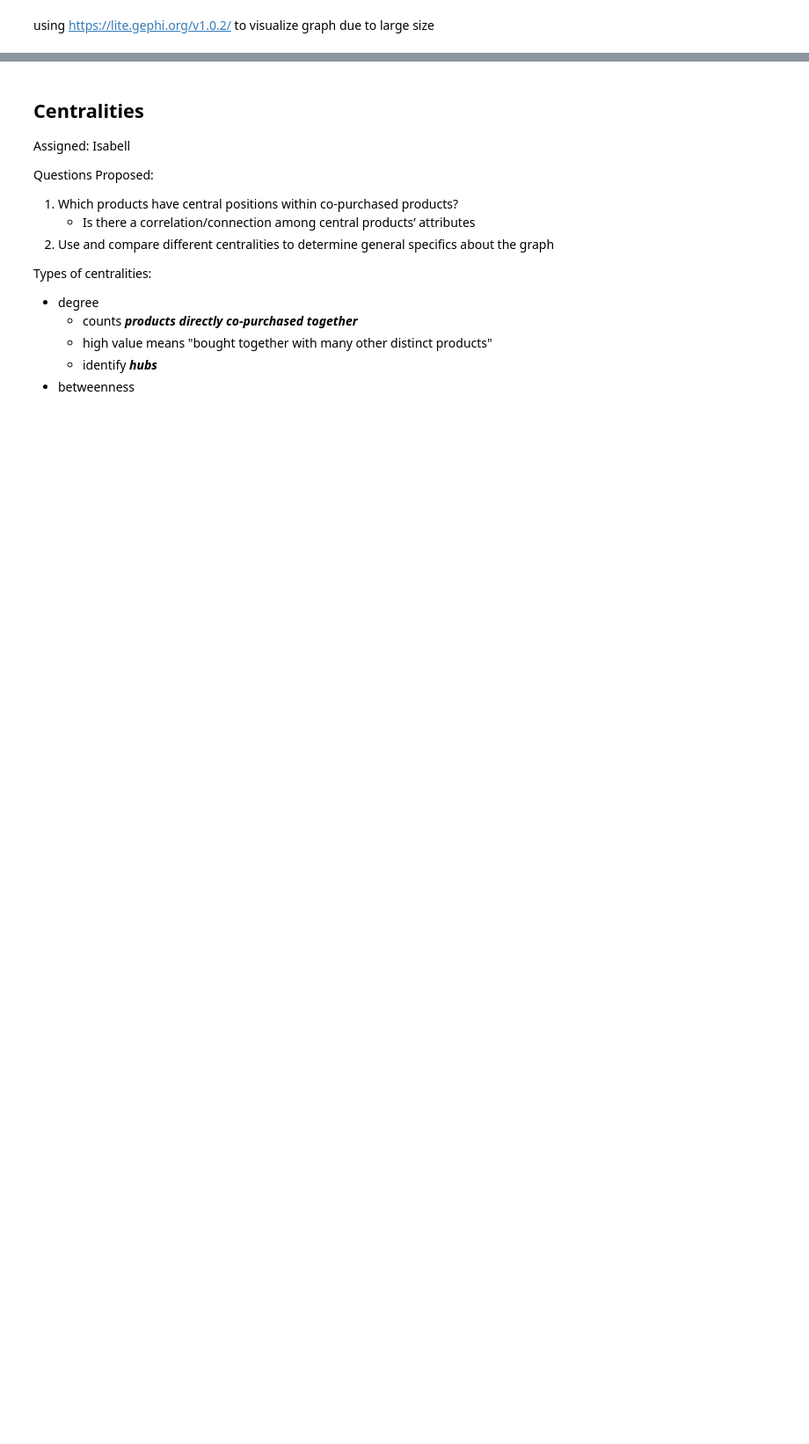
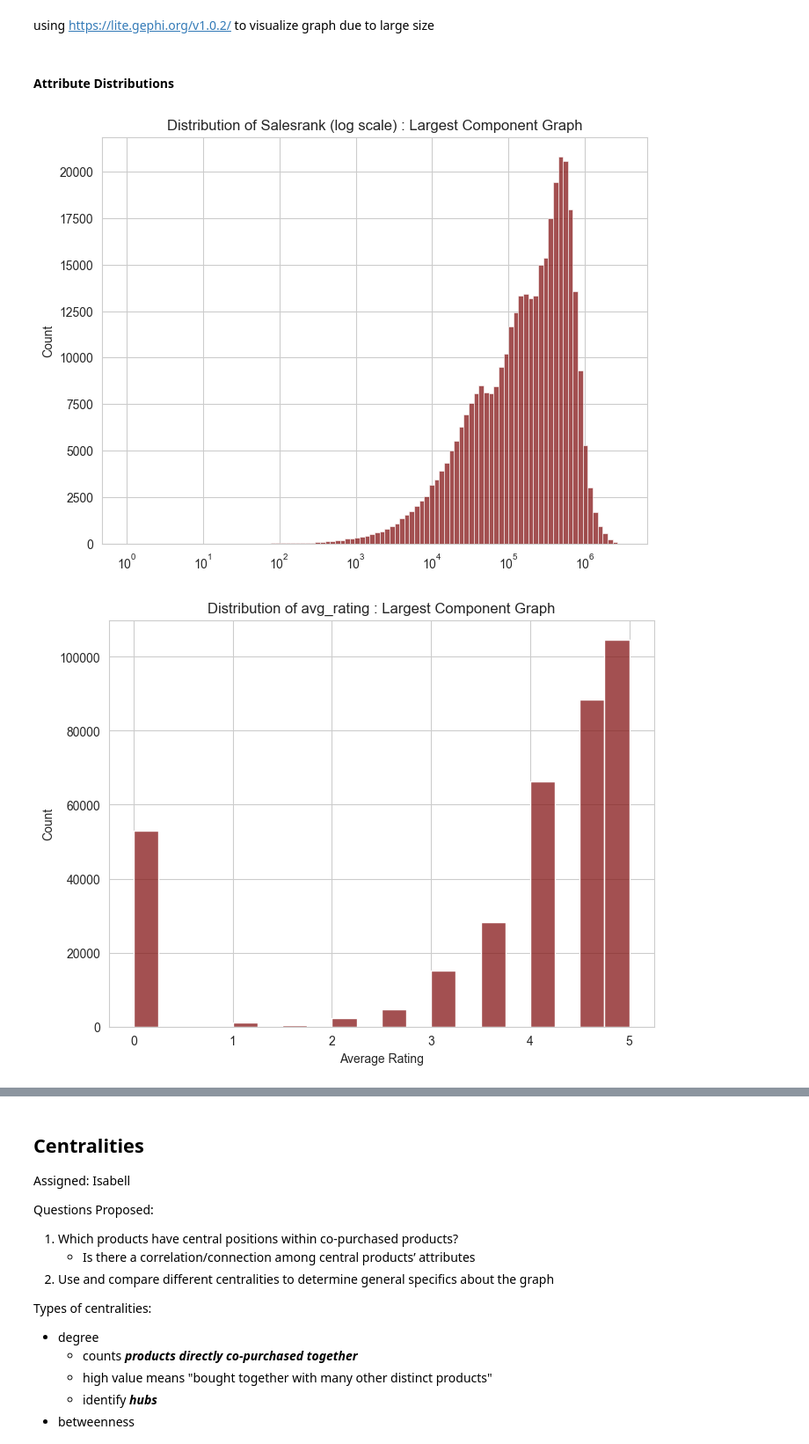
Before and after one commit to ICook094/CS5483_FinalProject, a Jupyter notebook: main.ipynb, the cells around one changed output, grey strips where cells are left out. Shown at 88% size. Saved outputs shown, nothing was run; the diff lists cells and outputs as text; code cells hidden in the pictures; blank space fills up the shorter version.

```diff
--- a/main.ipynb
+++ b/main.ipynb
@@ -310,0 +304,44 @@ using https://lite.gephi.org/v1.0.2/ to visualize graph due to large size
+# %% [markdown]
+#### Attribute Distributions
+# %%
+def plot_attribute_distributions(G, graph_used):
+    nodes = list(G.nodes())
+
+    # salesrank
+    plt.figure(figsize=(8,6))
+    sns.histplot([G.nodes[n].get("salesrank", np.nan) for n in nodes], bins=100, log_scale=True, color="#841617")
+    plt.title(f"Distribution of Salesrank (log scale) : {graph_used} Graph")
+    plt.show()
+
+    # avg_rating
+    plt.figure(figsize=(8,6))
+    sns.histplot([G.nodes[n].get("avg_rating", np.nan) for n in nodes], bins=20, kde=False, color="#841617")
+    plt.xlabel("Average Rating")
+    plt.ylabel("Count")
+    plt.title(f"Distribution of avg_rating : {graph_used} Graph")
+    plt.show()
+
+    # group
+    group_series = pd.Series([G.nodes[n].get("group", np.nan) for n in nodes])
+    group_counts = group_series.value_counts()
+    plt.figure(figsize=(5,5))
+    plt.pie(
+        group_counts,
+        labels=None,
+        autopct="%1.1f%%",
+        startangle=140,
+        colors=sns.color_palette("pastel")[0:len(group_counts)]
+    )
+    plt.legend(
+        group_counts.index,
+        title="Product Group"
+    )
+    plt.title(f"Distribution of Product Groups : {graph_used} Graph")
+    plt.tight_layout()
+    plt.show()
+
+
+plot_attribute_distributions(G_largest, "Largest Component")
+# %% [output]
+[figure, added]
+[figure, added]
```
Also changed, not shown: parts of 15 cells of this notebook.
